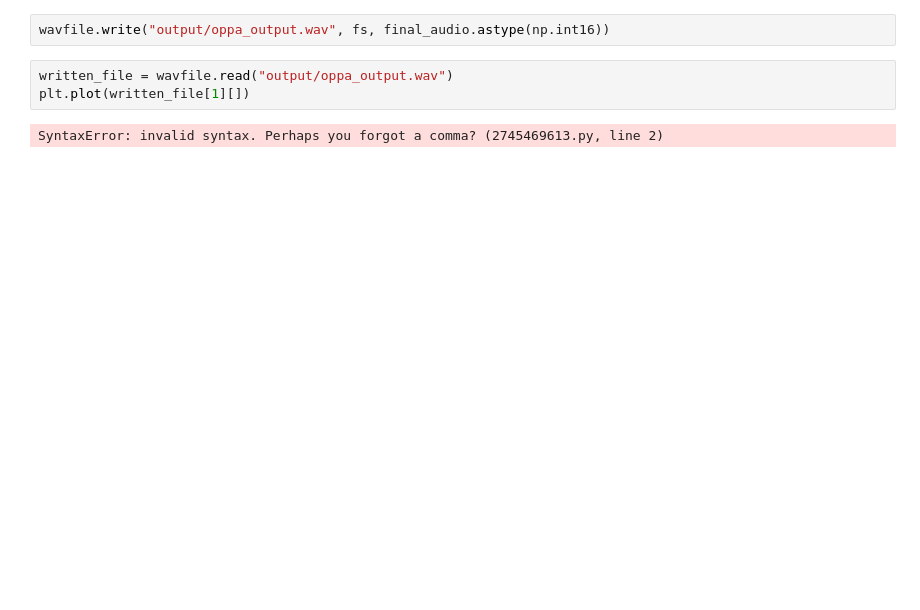
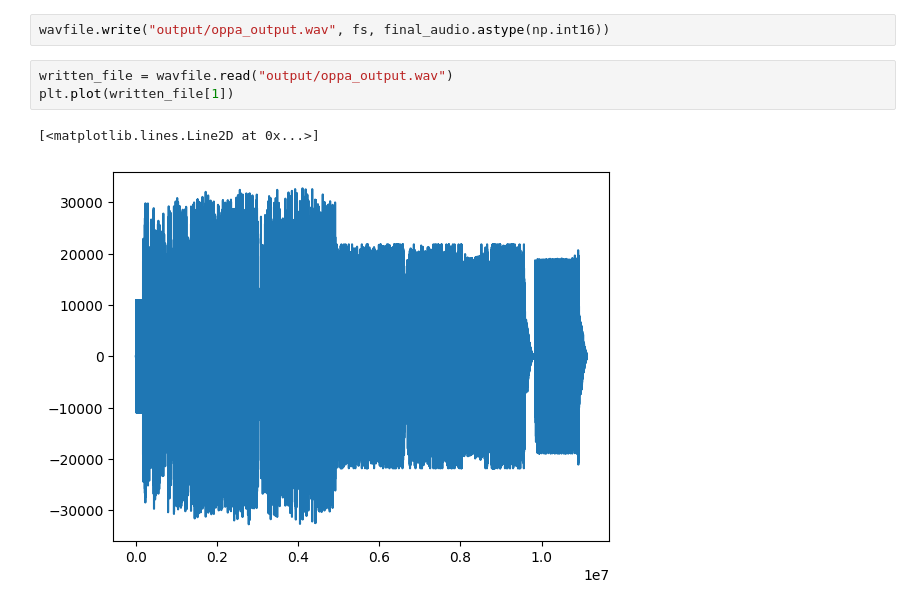
Before and after one commit to Team-Denis/BestHackathon3, a Jupyter notebook: ant_code/sound_offuscation/encode data.ipynb, the cells around one changed output. Drawn from its saved outputs; the diff is of its cells as text; blank space fills up the shorter version.

```diff
--- a/ant_code/sound_offuscation/encode data.ipynb
+++ b/ant_code/sound_offuscation/encode data.ipynb
@@ -73,6 +77,7 @@ plt.plot(final_audio)
 wavfile.write("output/oppa_output.wav", fs, final_audio.astype(np.int16))
 # %%
 written_file = wavfile.read("output/oppa_output.wav")
-plt.plot(written_file[1][])
+plt.plot(written_file[1])
 # %% [output]
-SyntaxError: invalid syntax. Perhaps you forgot a comma? (2745469613.py, line 2)
+[<matplotlib.lines.Line2D at 0x...>]
+[figure, added]
```
Also changed, not shown: parts of 4 cells of this notebook, 1 other file.
